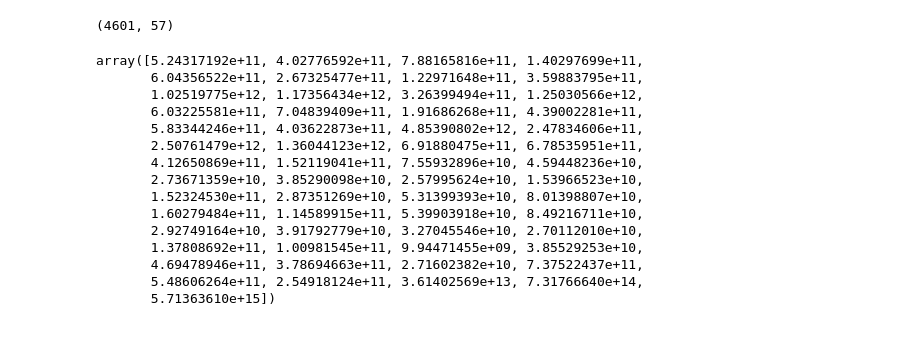
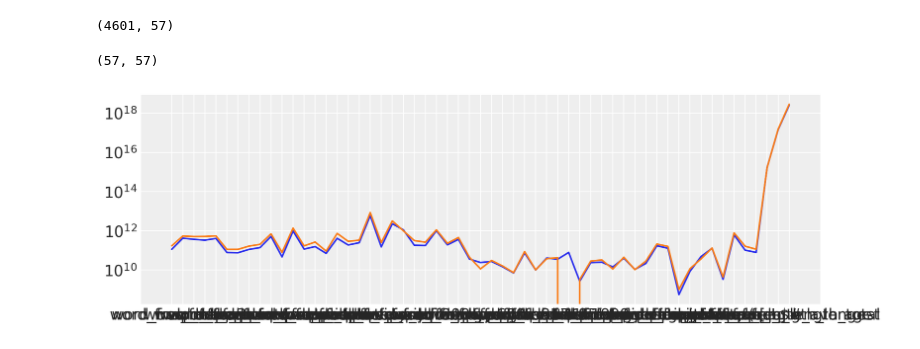
Before and after one commit to mark-srg/bml-project, a Jupyter notebook: project.ipynb, the cells around one changed output. Saved outputs shown, nothing was run; the diff lists cells and outputs as text; code cells hidden in the pictures.

Commit message:
Added plot

```diff
--- a/project.ipynb
+++ b/project.ipynb
@@ -109,0 +58,8 @@ def numerical(vector):
+# %%
+# Compute variance matrix
+sigma = df.drop('class', axis=1).std(axis=0)
+sigma2 = np.diag(df.drop('class', axis=1).var(axis=0))
+sigma2_inv = np.linalg.inv(sigma2)
+sigma2_inv.shape
+# %% [output]
+(57, 57)
@@ -176,19 +149,16 @@ for t in range(1,T):
 # %%
-mean_beta = betas.mean(0)
-mean_beta
+T = 100
+nu = 0.001
+
+betas2 = draw(nu,T)
-# %% [output]
-array([5.24317192e+11, 4.02776592e+11, 7.88165816e+11, 1.40297699e+11,
-       6.04356522e+11, 2.67325477e+11, 1.22971648e+11, 3.59883795e+11,
-       1.02519775e+12, 1.17356434e+12, 3.26399494e+11, 1.25030566e+12,
-       6.03225581e+11, 7.04839409e+11, 1.91686268e+11, 4.39002281e+11,
-       5.83344246e+11, 4.03622873e+11, 4.85390802e+12, 2.47834606e+11,
-       2.50761479e+12, 1.36044123e+12, 6.91880475e+11, 6.78535951e+11,
-       4.12650869e+11, 1.52119041e+11, 7.55932896e+10, 4.59448236e+10,
-       2.73671359e+10, 3.85290098e+10, 2.57995624e+10, 1.53966523e+10,
-       1.52324530e+11, 2.87351269e+10, 5.31399393e+10, 8.01398807e+10,
-       1.60279484e+11, 1.14589915e+11, 5.39903918e+10, 8.49216711e+10,
-       2.92749164e+10, 3.91792779e+10, 3.27045546e+10, 2.70112010e+10,
-       1.37808692e+11, 1.00981545e+11, 9.94471455e+09, 3.85529253e+10,
-       4.69478946e+11, 3.78694663e+11, 2.71602382e+10, 7.37522437e+11,
-       5.48606264e+11, 2.54918124e+11, 3.61402569e+13, 7.31766640e+14,
-       5.71363610e+15])
+# %%
+plt.figure(figsize=(10, 3))
+coeff = np.random.randint(k)
+std_betas1 = betas1[-1,:]*sigma
+std_betas2 = betas2[-1,:]*sigma
+plt.plot(std_betas1)
+plt.plot(std_betas2)
+plt.yscale("log")
+plt.show()
+# %% [output]
+[figure, added]
```
Also changed, not shown: parts of 9 cells of this notebook.
